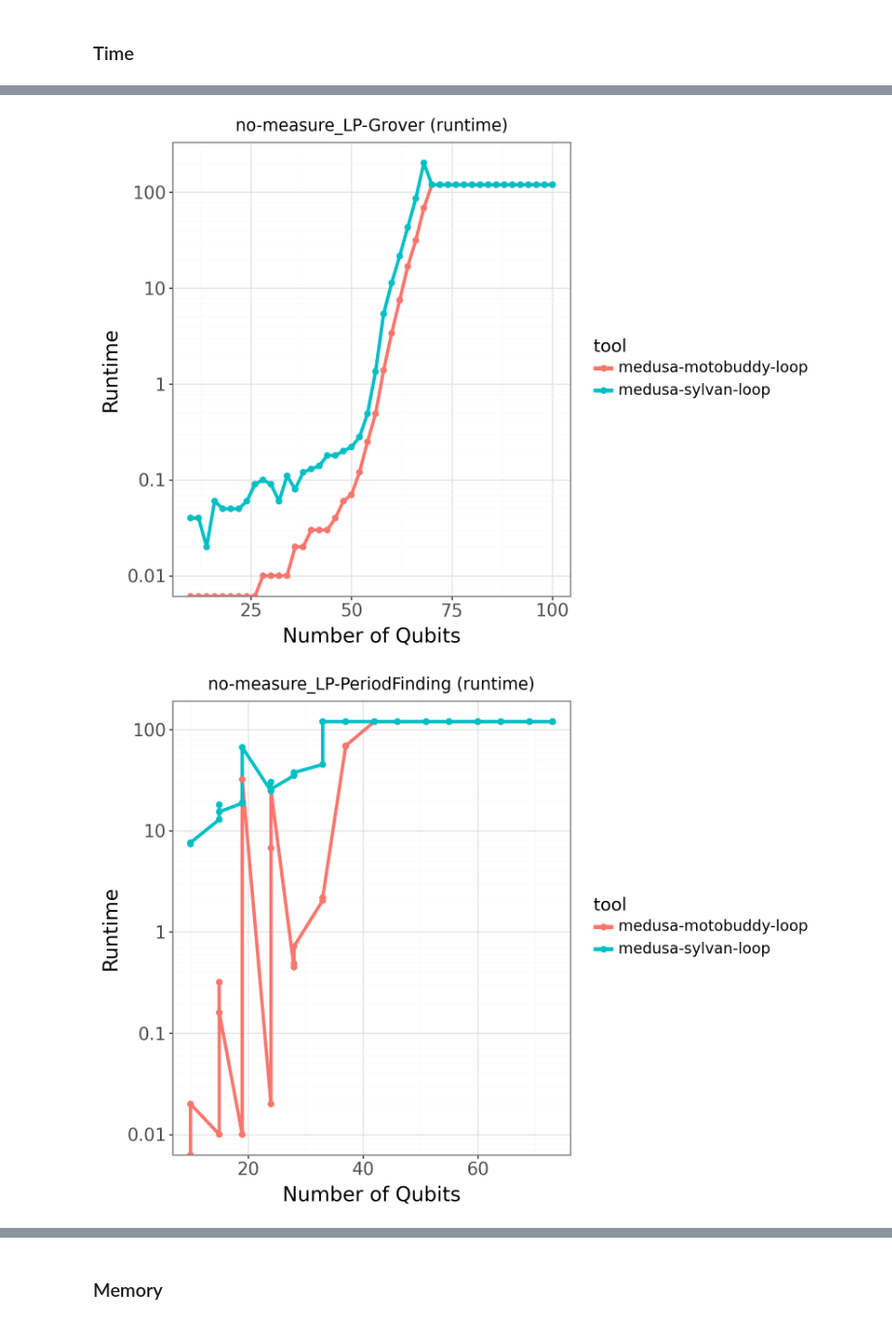
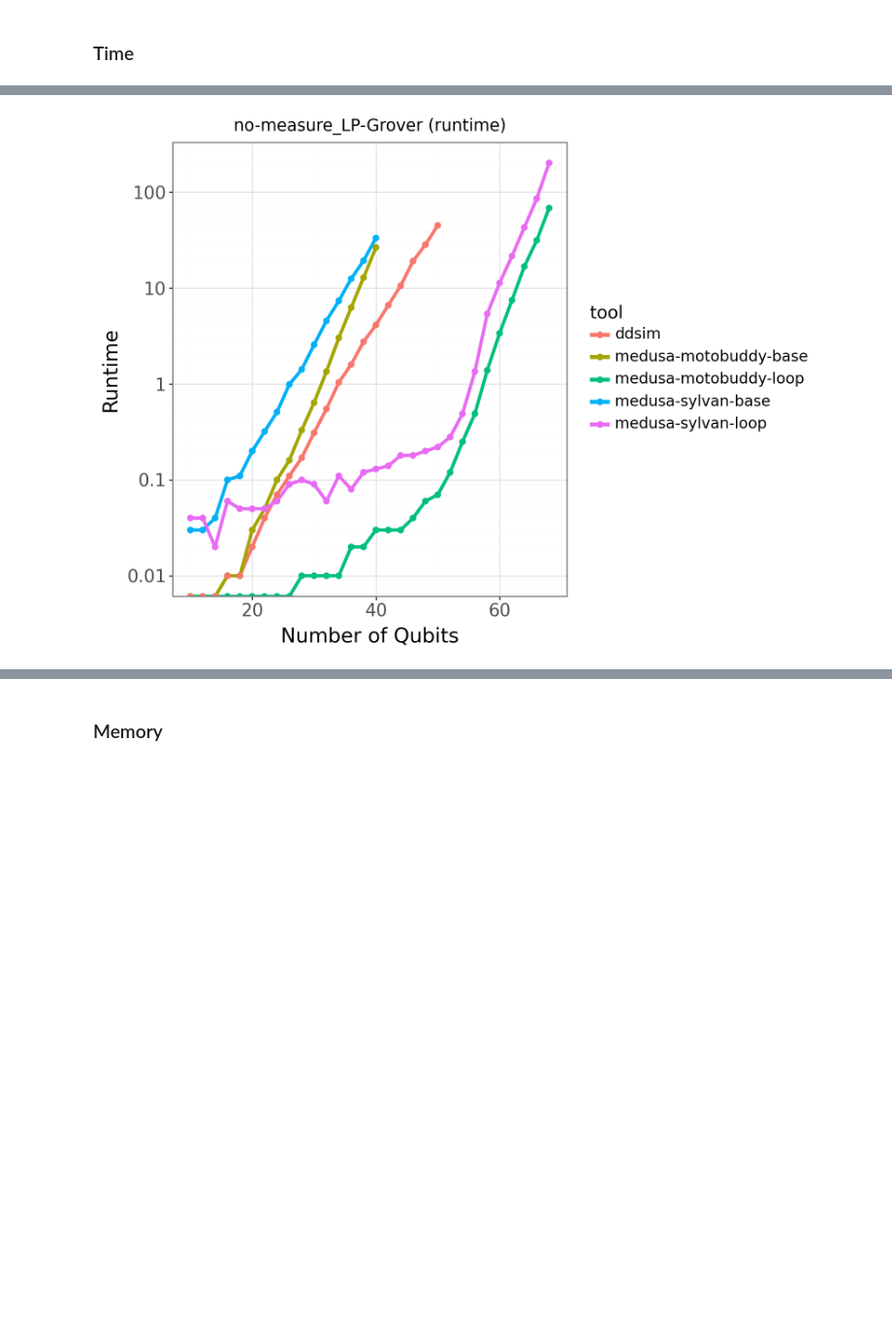
Before and after one commit to VeriFIT/quantum-eval, a Jupyter notebook: eval/eval.ipynb, the cells around one changed output, grey strips where cells are left out. Shown at 97% size. Saved outputs shown, nothing was run; the diff lists cells and outputs as text; code cells hidden in the pictures; blank space fills up the shorter version.

Commit message:
eval: Timeout and error filtering in line graphs

```diff
--- a/eval/eval.ipynb
+++ b/eval/eval.ipynb
@@ -19,6 +19,7 @@ MEDUSA_BUDDY_BASE="medusa-motobuddy-base"
 MEDUSA_SYLVAN_LOOP="medusa-sylvan-loop"
 MEDUSA_BUDDY_LOOP="medusa-motobuddy-loop"
 SLIQSIM="sliqsim"
+DDSIM="ddsim"
 
 # Timeout (in seconds)
 TIMEOUT=120
@@ -28,16 +29,17 @@ TOOLS = list(dict.fromkeys([ # small hack so that we get list of unique values (
   MEDUSA_SYLVAN_BASE,
   MEDUSA_BUDDY_BASE,
 
-  #MEDUSA_BUDDY_LOOP,
-  #MEDUSA_SYLVAN_LOOP,
+  MEDUSA_BUDDY_LOOP,
+  MEDUSA_SYLVAN_LOOP,
 
-  SLIQSIM,
+  #SLIQSIM,
+  DDSIM,
 
     # you can add more tools here directly if needed
 ]))
 
 BENCHES = [
-  "no-measure_BernsteinVazirani",
+  #"no-measure_BernsteinVazirani",
   # "no-measure_Feynman",
   # "no-measure_MCToffoli",
   # "no-measure_ModifiedRevLib",
@@ -45,7 +47,7 @@ BENCHES = [
   # "no-measure_Random",
   # "no-measure_RevLib",
 
-  #"no-measure_LP-Grover",
+  "no-measure_LP-Grover",
   #"no-measure_LP-PeriodFinding",
   #"no-measure_LP-QuantumCounting",
 
@@ -94,9 +99,10 @@ for tool in TOOLS:
 # %%
 df_class = parse_classifications_for_benchmarks(BENCHES)
 df_combined = join_with_classification(df_all, df_class)
-df_combined["num_qubits"] = df_combined["info_x"].apply(lambda d: d.get("num_qubits", 0))
+df_combined["num_qubits"] = df_combined["info_x"].apply(
+    lambda d: d.get("num_qubits", 0) if isinstance(d, dict) else 0
+)
 for bench in BENCHES:
-    display(plot_tool_vs_qubits(df_combined, TOOLS, bench))
+    display(plot_tool_vs_qubits(df_combined, TOOLS, bench, timeout=TIMEOUT))
 # %% [output]
-[figure, old version]
+[figure, new version]
-[figure, removed]
```
Also changed, not shown: parts of 5 cells of this notebook, 1 other file.
